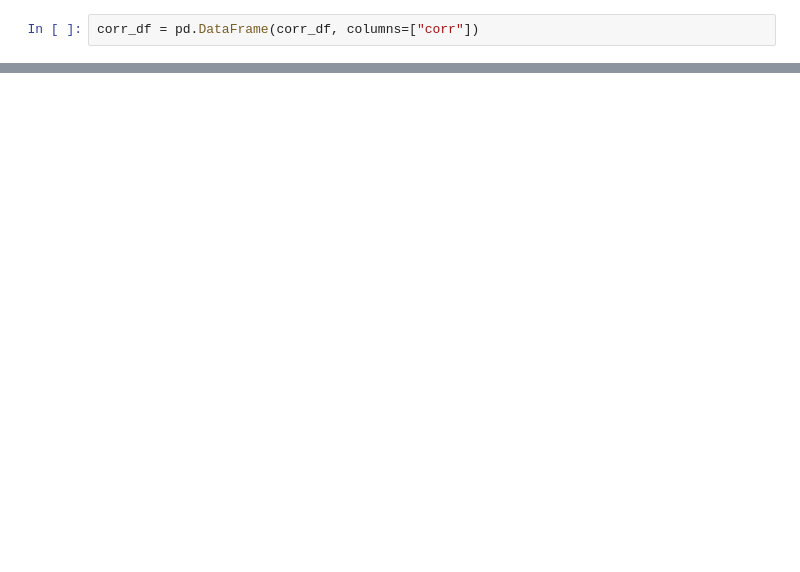
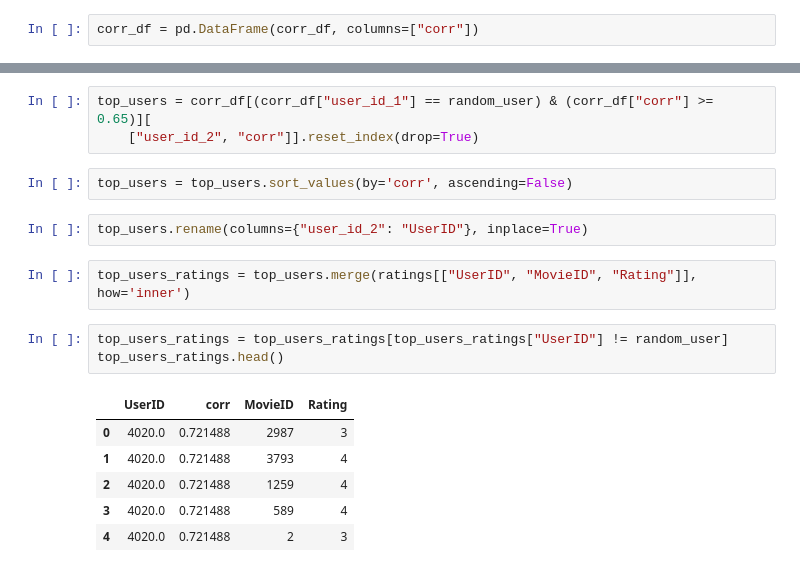
Before and after one commit to phildens/Recomendation_LAb1, a Jupyter notebook: RecomandationProject.ipynb, the cells around one changed output, grey strips where cells are left out. Drawn from its saved outputs; the diff is of its cells as text; blank space fills up the shorter version.

Commit message:
ready user based recomendation

```diff
--- a/RecomandationProject.ipynb
+++ b/RecomandationProject.ipynb
@@ -282,0 +294,19 @@ corr_df = pd.DataFrame(corr_df, columns=["corr"])
+# %%
+top_users = corr_df[(corr_df["user_id_1"] == random_user) & (corr_df["corr"] >= 0.65)][
+    ["user_id_2", "corr"]].reset_index(drop=True)
+# %%
+top_users = top_users.sort_values(by='corr', ascending=False)
+# %%
+top_users.rename(columns={"user_id_2": "UserID"}, inplace=True)
+# %%
+top_users_ratings = top_users.merge(ratings[["UserID", "MovieID", "Rating"]], how='inner')
+# %%
+top_users_ratings = top_users_ratings[top_users_ratings["UserID"] != random_user]
+top_users_ratings.head()
+# %% [output]
+|  | UserID | corr | MovieID | Rating |
+| 0 | 4020.0 | 0.721488 | 2987 | 3 |
+| 1 | 4020.0 | 0.721488 | 3793 | 4 |
+| 2 | 4020.0 | 0.721488 | 1259 | 4 |
+| 3 | 4020.0 | 0.721488 | 589 | 4 |
+| 4 | 4020.0 | 0.721488 | 2 | 3 |
```
Also changed, not shown: parts of 9 cells of this notebook.
